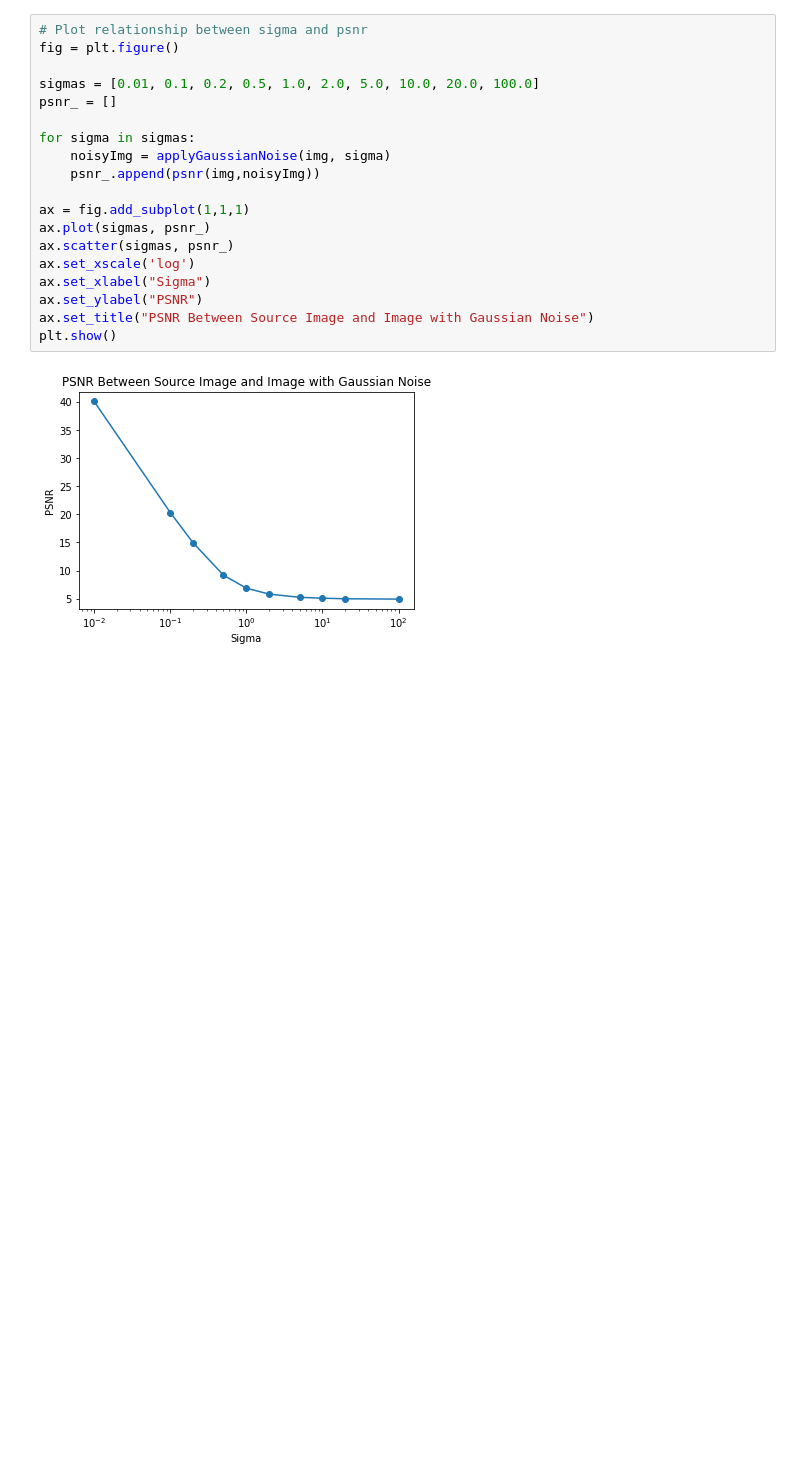
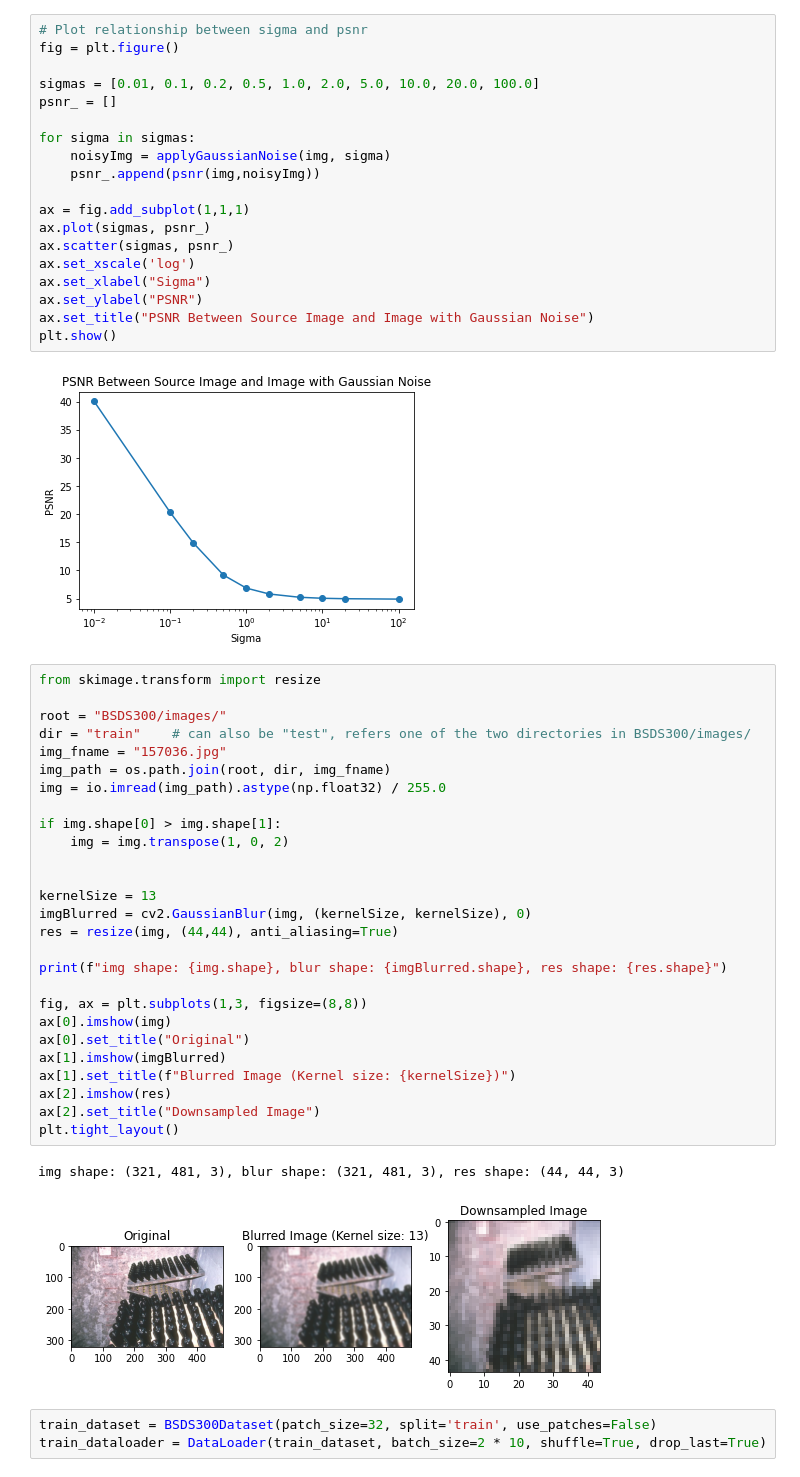
Before and after one commit to jt658/EE367-Final-Project, a Jupyter notebook: Non-Learning-Methods.ipynb, the cells around one changed output. Drawn from its saved outputs; the diff is of its cells as text; blank space fills up the shorter version.

Commit message:
Load downsampled images instead of patches

```diff
--- a/Non-Learning-Methods.ipynb
+++ b/Non-Learning-Methods.ipynb
@@ -265,3 +264,36 @@ ax.set_title("PSNR Between Source Image and Image with Gaussian Noise")
 plt.show()
 # %% [output]
 [figure]
+# %%
+from skimage.transform import resize
+
+root = "BSDS300/images/"
+dir = "train"    # can also be "test", refers one of the two directories in BSDS300/images/
+img_fname = "157036.jpg"
+img_path = os.path.join(root, dir, img_fname)
+img = io.imread(img_path).astype(np.float32) / 255.0
+
+if img.shape[0] > img.shape[1]:
+    img = img.transpose(1, 0, 2)
+
+
+kernelSize = 13
+imgBlurred = cv2.GaussianBlur(img, (kernelSize, kernelSize), 0)
+res = resize(img, (44,44), anti_aliasing=True)
+
+print(f"img shape: {img.shape}, blur shape: {imgBlurred.shape}, res shape: {res.shape}")
+
+fig, ax = plt.subplots(1,3, figsize=(8,8))
+ax[0].imshow(img)
+ax[0].set_title("Original")
+ax[1].imshow(imgBlurred)
+ax[1].set_title(f"Blurred Image (Kernel size: {kernelSize})")
+ax[2].imshow(res)
+ax[2].set_title("Downsampled Image")
+plt.tight_layout()
+# %% [output]
+img shape: (321, 481, 3), blur shape: (321, 481, 3), res shape: (44, 44, 3)
+[figure, added]
+# %%
+train_dataset = BSDS300Dataset(patch_size=32, split='train', use_patches=False)
+train_dataloader = DataLoader(train_dataset, batch_size=2 * 10, shuffle=True, drop_last=True)
```
Also changed, not shown: parts of 3 cells of this notebook, 1 other file.
